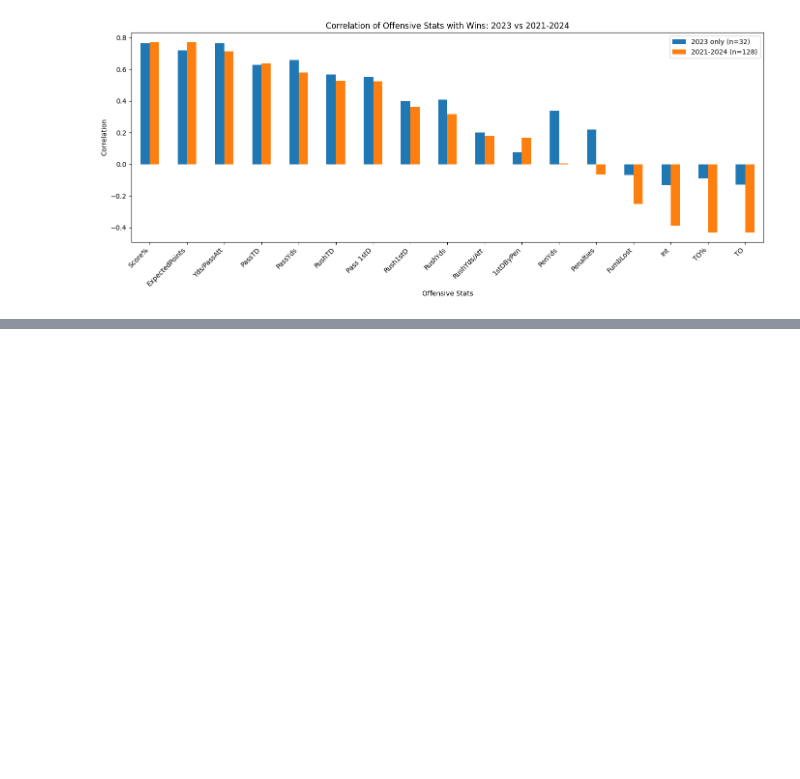
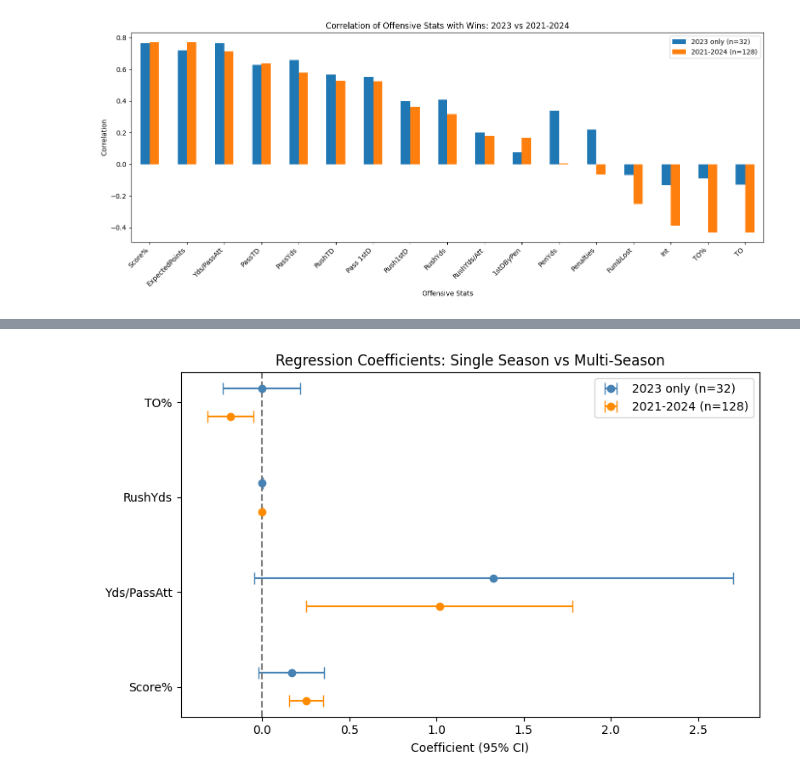
Before and after one commit to steven150704/NFL-Win-Correlation, a Jupyter notebook: win_analysis.ipynb, the cells around one changed output, grey strips where cells are left out. Cells and saved outputs as stored; diff of their text form; code cells hidden in the pictures; blank space fills up the shorter version.

```diff
--- a/win_analysis.ipynb
+++ b/win_analysis.ipynb
@@ -427,3 +506,10 @@ plt.xticks(rotation=45, ha="right")
 plt.tight_layout()
 # %% [output]
 [figure]
+# %%
+#same 4-feature model as the single-season regression, run on all 4 seasons combined (n=128)
+X_multi = sm.add_constant(all_seasons[features])
+y_multi = all_seasons["Wins"]
+
+model_multi = sm.OLS(y_multi, X_multi).fit()
+print(model_multi.summary())
@@ -429,0 +551,33 @@ plt.tight_layout()
+# %%
+#compare regression coefficients side-by-side
+conf1 = model.conf_int()
+conf1.columns = ["lower", "upper"]
+conf1["coef"] = model.params
+conf1 = conf1.drop("const")
+conf1["err"] = conf1["upper"] - conf1["coef"]
+
+conf2 = model_multi.conf_int()
+conf2.columns = ["lower", "upper"]
+conf2["coef"] = model_multi.params
+conf2 = conf2.drop("const")
+conf2["err"] = conf2["upper"] - conf2["coef"]
+
+fig, ax = plt.subplots(figsize=(8,5))
+y_pos = np.arange(len(features))
+offset = 0.15
+
+ax.errorbar(conf1["coef"], y_pos + offset, xerr=conf1["err"], fmt="o", capsize=5,
+            color="steelblue", label="2023 only (n=32)")
+ax.errorbar(conf2["coef"], y_pos - offset, xerr=conf2["err"], fmt="o", capsize=5,
+            color="darkorange", label="2021-2024 (n=128)")
+
+ax.axvline(0, color="gray", linestyle="--")
+ax.set_yticks(y_pos)
+ax.set_yticklabels(features)
+ax.set_xlabel("Coefficient (95% CI)")
+ax.set_title("Regression Coefficients: Single Season vs Multi-Season")
+ax.legend()
+plt.tight_layout()
+plt.show()
+# %% [output]
+[figure, added]
```
Also changed, not shown: parts of 5 cells of this notebook, 1 other file.
